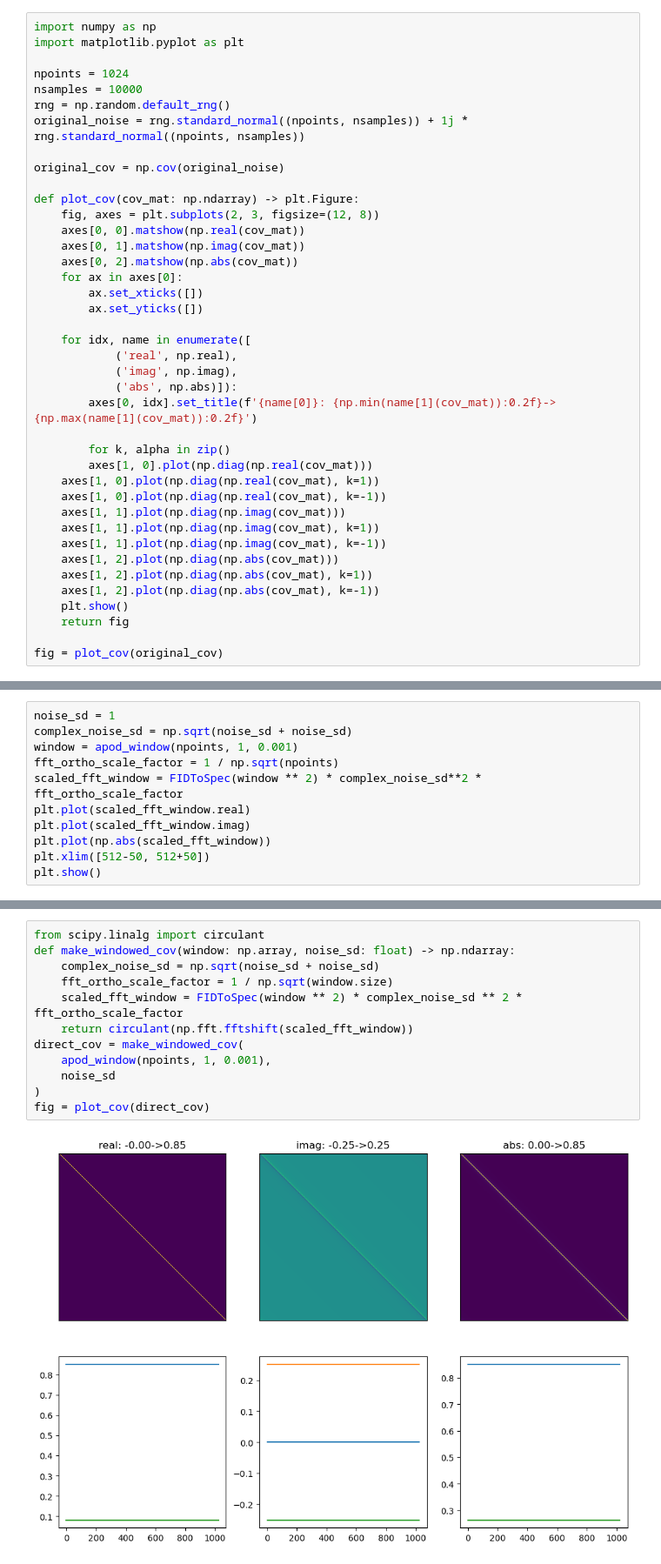
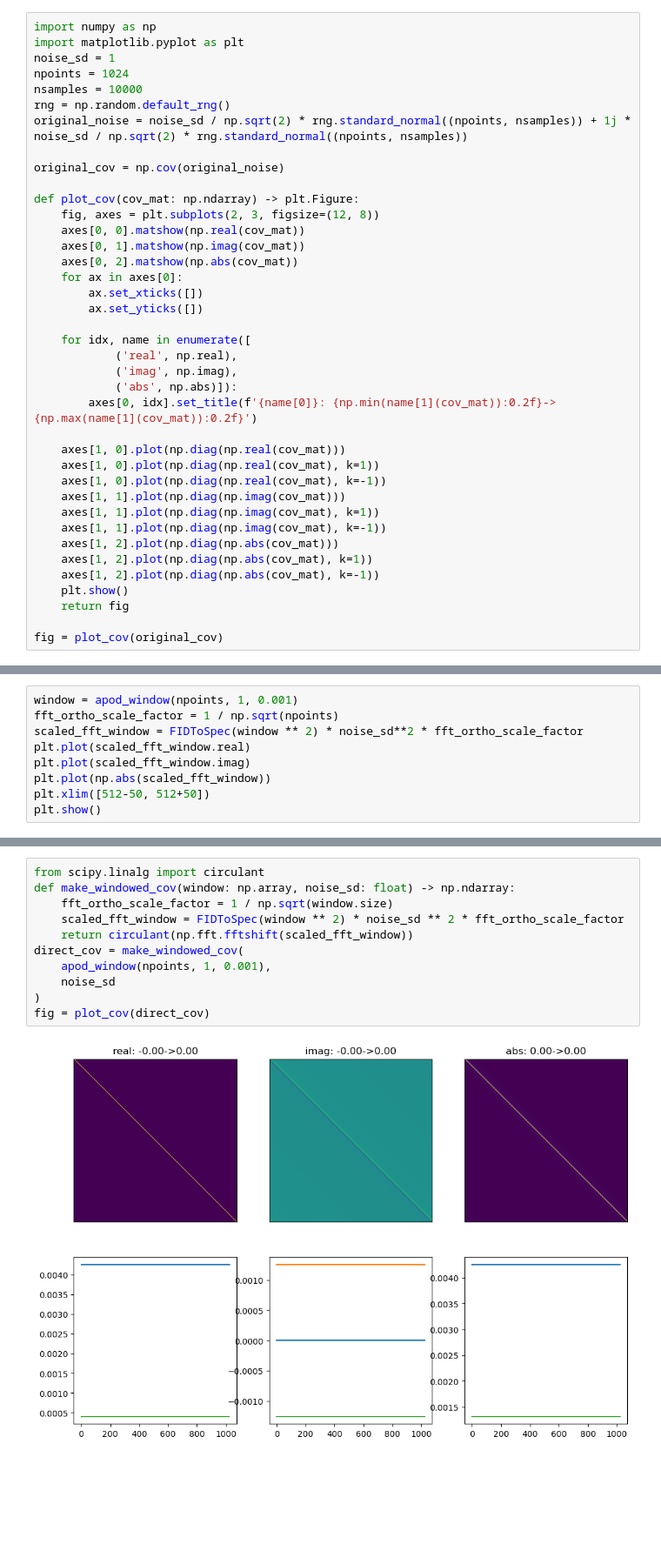
Before and after one commit to wtclarke/fmrs_bold_dynamic_fitting, a Jupyter notebook: mle_fitting/covariance_apodisation.ipynb, the cells around one changed output, grey strips where cells are left out. Shown at 87% size. Cells and saved outputs as stored; diff of their text form; blank space fills up the shorter version.

```diff
--- a/mle_fitting/covariance_apodisation.ipynb
+++ b/mle_fitting/covariance_apodisation.ipynb
@@ -1,11 +1,11 @@
 # %%
 import numpy as np
 import matplotlib.pyplot as plt
-
+noise_sd = 1
 npoints = 1024
 nsamples = 10000
 rng = np.random.default_rng()
-original_noise = rng.standard_normal((npoints, nsamples)) + 1j * rng.standard_normal((npoints, nsamples))
+original_noise = noise_sd / np.sqrt(2) * rng.standard_normal((npoints, nsamples)) + 1j * noise_sd / np.sqrt(2) * rng.standard_normal((npoints, nsamples))
 
 original_cov = np.cov(original_noise)
 
@@ -24,8 +24,7 @@ def plot_cov(cov_mat: np.ndarray) -> plt.Figure:
             ('abs', np.abs)]):
         axes[0, idx].set_title(f'{name[0]}: {np.min(name[1](cov_mat)):0.2f}->{np.max(name[1](cov_mat)):0.2f}')
 
-        for k, alpha in zip()
-        axes[1, 0].plot(np.diag(np.real(cov_mat)))
+    axes[1, 0].plot(np.diag(np.real(cov_mat)))
     axes[1, 0].plot(np.diag(np.real(cov_mat), k=1))
     axes[1, 0].plot(np.diag(np.real(cov_mat), k=-1))
     axes[1, 1].plot(np.diag(np.imag(cov_mat)))
@@ -82,9 +81,7 @@ plt.show()
 # %%
-noise_sd = 1
-complex_noise_sd = np.sqrt(noise_sd + noise_sd)
 window = apod_window(npoints, 1, 0.001)
 fft_ortho_scale_factor = 1 / np.sqrt(npoints)
-scaled_fft_window = FIDToSpec(window ** 2) * complex_noise_sd**2 * fft_ortho_scale_factor
+scaled_fft_window = FIDToSpec(window ** 2) * noise_sd**2 * fft_ortho_scale_factor
 plt.plot(scaled_fft_window.real)
 plt.plot(scaled_fft_window.imag)
 plt.plot(np.abs(scaled_fft_window))
@@ -95,17 +92,16 @@ plt.show()
 # %%
 from scipy.linalg import circulant
 def make_windowed_cov(window: np.array, noise_sd: float) -> np.ndarray:
-    complex_noise_sd = np.sqrt(noise_sd + noise_sd)
     fft_ortho_scale_factor = 1 / np.sqrt(window.size)
-    scaled_fft_window = FIDToSpec(window ** 2) * complex_noise_sd ** 2 * fft_ortho_scale_factor
+    scaled_fft_window = FIDToSpec(window ** 2) * noise_sd ** 2 * fft_ortho_scale_factor
     return circulant(np.fft.fftshift(scaled_fft_window))
 direct_cov = make_windowed_cov(
     apod_window(npoints, 1, 0.001),
     noise_sd
 )
 fig = plot_cov(direct_cov)
 # %% [output]
-[figure, old version]
+[figure, new version]
 # %%
 fig = plot_cov(fft_apod_cov-direct_cov)
 # %% [output]
```
Also changed, not shown: parts of 10 cells of this notebook, 1 other file.
